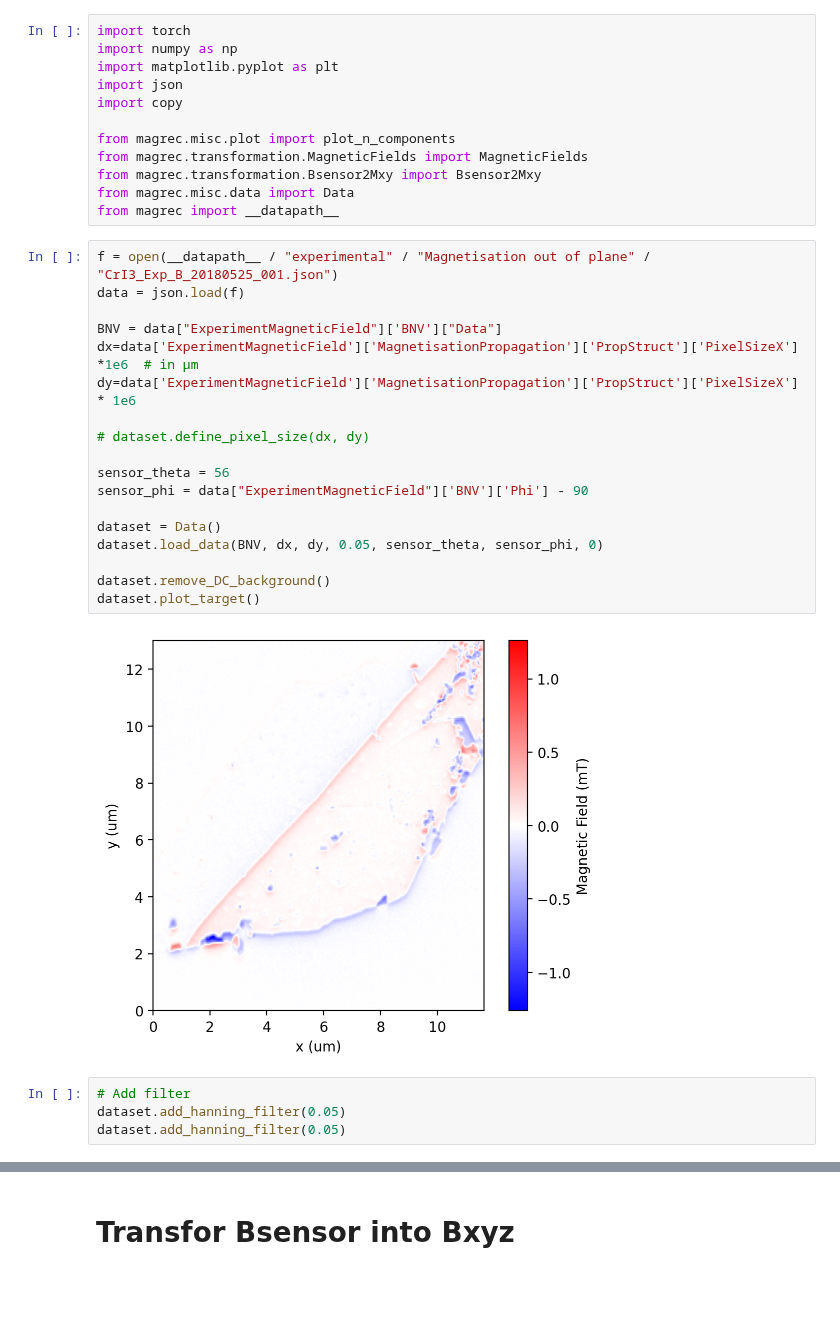
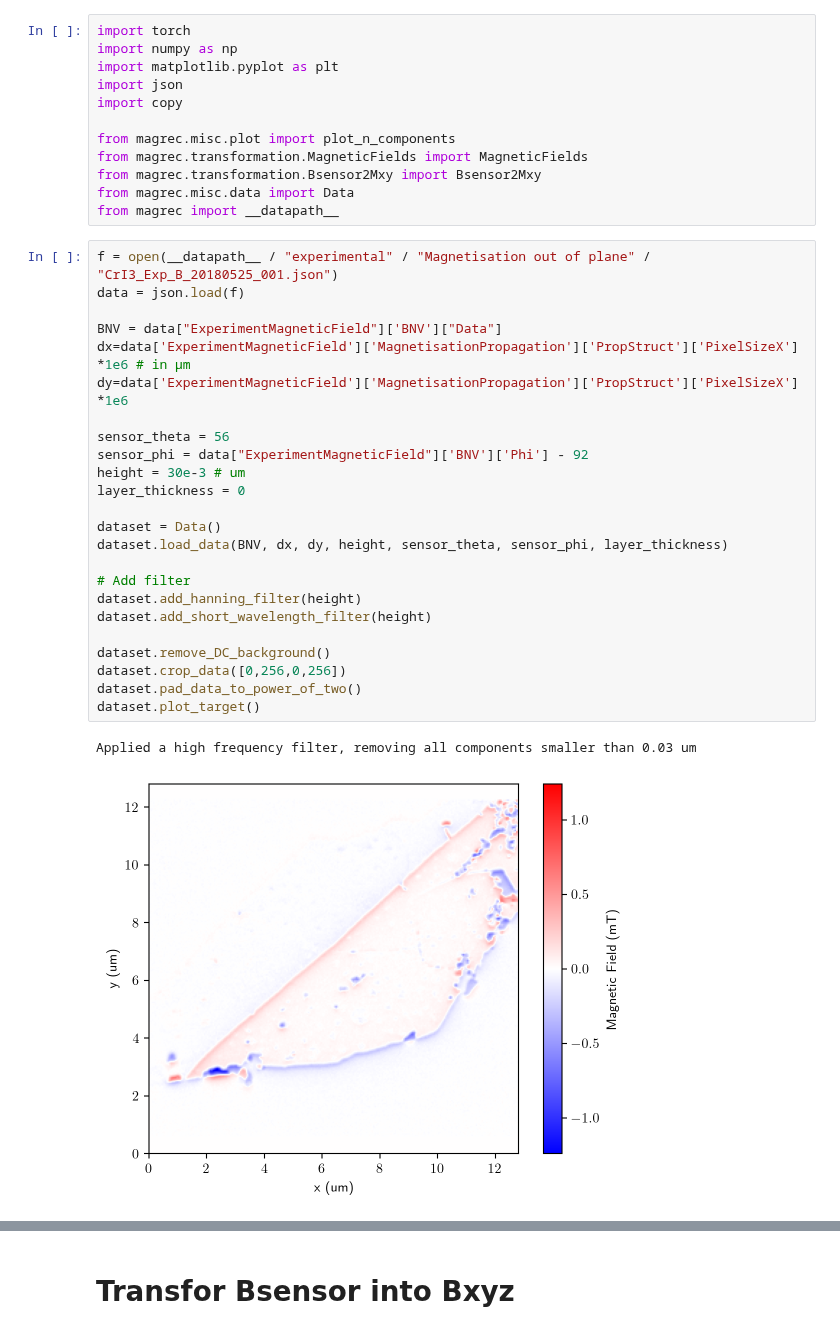
Before and after one commit to DavidBroadway/magrec, a Jupyter notebook: magrec/notebooks/test M recon.ipynb, the cells around one changed output, grey strips where cells are left out. Cells and saved outputs as stored; diff of their text form; blank space fills up the shorter version.

Commit message:
Magnetisation recon fixing
Fixed some bugs with the magnetisation reconstruction that were introduced due to shifting to the Model containing most of the key parameters.

```diff
--- a/magrec/notebooks/test M recon.ipynb
+++ b/magrec/notebooks/test M recon.ipynb
@@ -20,24 +20,27 @@ from magrec import __datapath__
 # %%
 f = open(__datapath__ / "experimental" / "Magnetisation out of plane" / "CrI3_Exp_B_20180525_001.json")
 data = json.load(f)
 
 BNV = data["ExperimentMagneticField"]['BNV']["Data"]
-dx=data['ExperimentMagneticField']['MagnetisationPropagation']['PropStruct']['PixelSizeX'] *1e6  # in μm
-dy=data['ExperimentMagneticField']['MagnetisationPropagation']['PropStruct']['PixelSizeX'] * 1e6
-
-# dataset.define_pixel_size(dx, dy)
+dx=data['ExperimentMagneticField']['MagnetisationPropagation']['PropStruct']['PixelSizeX'] *1e6 # in μm
+dy=data['ExperimentMagneticField']['MagnetisationPropagation']['PropStruct']['PixelSizeX'] *1e6
 
 sensor_theta = 56
-sensor_phi = data["ExperimentMagneticField"]['BNV']['Phi'] - 90
+sensor_phi = data["ExperimentMagneticField"]['BNV']['Phi'] - 92
+height = 30e-3 # um
+layer_thickness = 0
 
 dataset = Data()
-dataset.load_data(BNV, dx, dy, 0.05, sensor_theta, sensor_phi, 0)
+dataset.load_data(BNV, dx, dy, height, sensor_theta, sensor_phi, layer_thickness)
+
+# Add filter
+dataset.add_hanning_filter(height)
+dataset.add_short_wavelength_filter(height)
 
 dataset.remove_DC_background()
+dataset.crop_data([0,256,0,256])
+dataset.pad_data_to_power_of_two()
 dataset.plot_target()
 # %% [output]
+Applied a high frequency filter, removing all components smaller than 0.03 um
-[figure, old version]
+[figure, new version]
-# %%
-# Add filter
-dataset.add_hanning_filter(0.05)
-dataset.add_hanning_filter(0.05)
```
Also changed, not shown: parts of 17 cells of this notebook, 10 other files.
